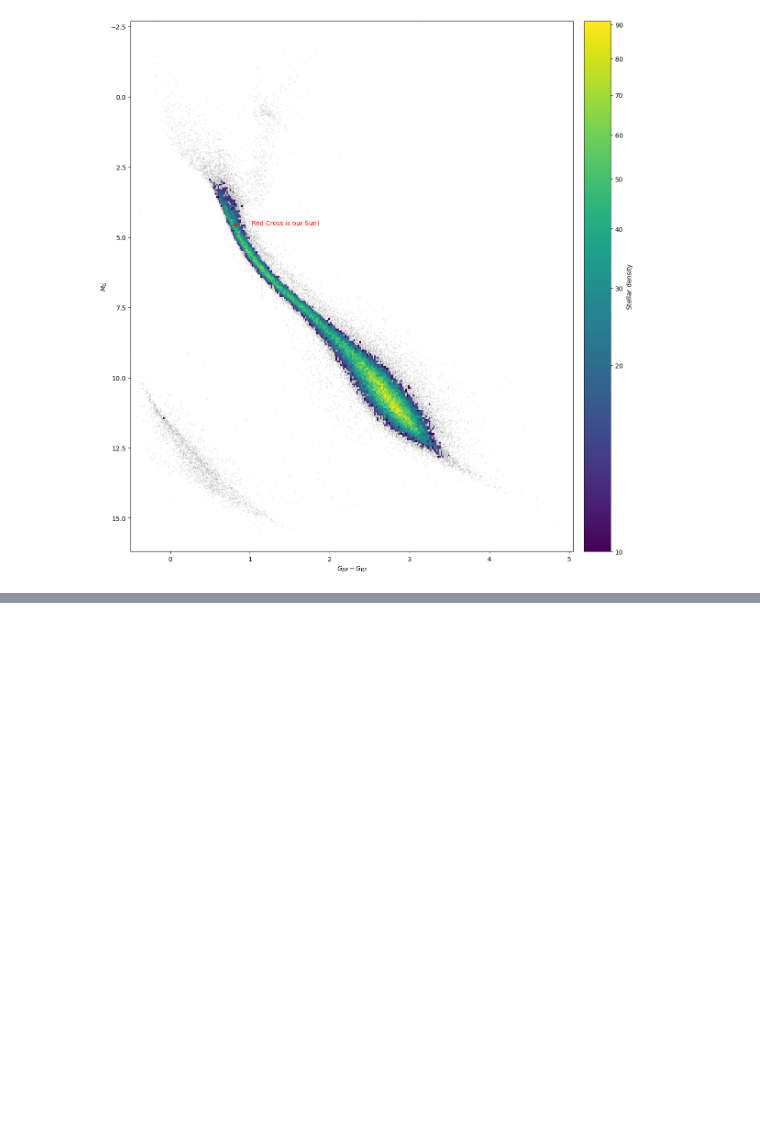
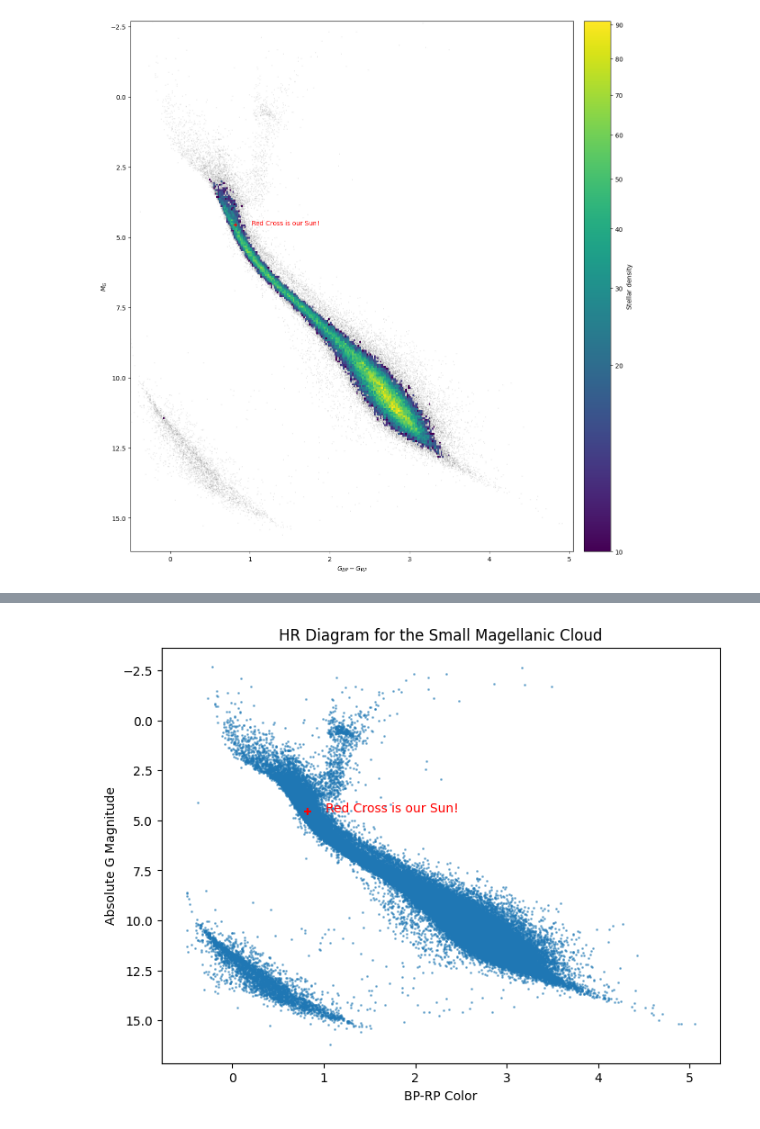
Before and after one commit to drunarayan/python4astronomy, a Jupyter notebook: half_a_mil/gaia_guery_activity_updated_dr3_v3.ipynb, the cells around one changed output, grey strips where cells are left out. Cells and saved outputs as stored; diff of their text form; code cells hidden in the pictures; blank space fills up the shorter version.

```diff
--- a/half_a_mil/gaia_guery_activity_updated_dr3_v3.ipynb
+++ b/half_a_mil/gaia_guery_activity_updated_dr3_v3.ipynb
@@ -530,3 +533,28 @@ cb.set_label(r"$\mathrm{Stellar~density}$")
 plt.savefig(f"{small_datafile_name}.png", dpi=140)
 # %% [output]
 [figure]
+# %%
+cquery = ("SELECT *, DISTANCE(302.95, -43.98, l, b) AS ang_sep"
+        " FROM gaiadr3.gaia_source"
+        " WHERE DISTANCE(302.95, -43.98, l, b) < 5./60."
+        " AND has_epoch_photometry = 'True'"
+        " AND has_xp_continuous = 'True'")
+# %%
+def send_custom_gaia_query(cust_query, **kwargs):
+    """
+    Sends an archive query for d < 200 pc, with additional filters taken from
+    Gaia Data Release 3: Observational Hertzsprung-Russell diagrams (Sect. 2.1)
+    Gaia Collaboration, Babusiaux et al. (2018)
+    (https://doi.org/10.1051/0004-6361/201832843)
+
+    NOTE: 10000000 is a maximum query size (~76 MB / column)
+
+    Additional keyword arguments are passed to Gaia.launch_job_async method.
+    """
+
+    job = Gaia.launch_job_async(cust_query, **kwargs)
+    return job
+# %%
+job4 = send_custom_gaia_query(cquery)  # Query 10000 alhough default is 500 stars
+results = job4.get_results()
+results
@@ -532,0 +583,21 @@ plt.savefig(f"{small_datafile_name}.png", dpi=140)
+# %%
+mg = results["mg"]
+bp_rp = results["bp_rp"]
+# %%
+# plot the H-R diagram for stars in the Small Magellanic Cloud
+%matplotlib inline
+import matplotlib.pyplot as plt
+
+plt.figure(figsize=(8, 6))
+plt.scatter(bp_rp, mg, s=1, alpha=0.5)
+
+plt.scatter(bp_rp_sun, sun_abs_mag, marker='+', color="red") # plot sun
+plt.text(bp_rp_sun+0.2, sun_abs_mag, "Red Cross is our Sun!",  color="red")
+
+plt.gca().invert_yaxis()
+plt.xlabel("BP-RP Color")
+plt.ylabel("Absolute G Magnitude")
+plt.title(f"HR Diagram for the Small Magellanic Cloud")
+plt.show()
+# %% [output]
+[figure, added]
```
Also changed, not shown: parts of 14 cells of this notebook.
